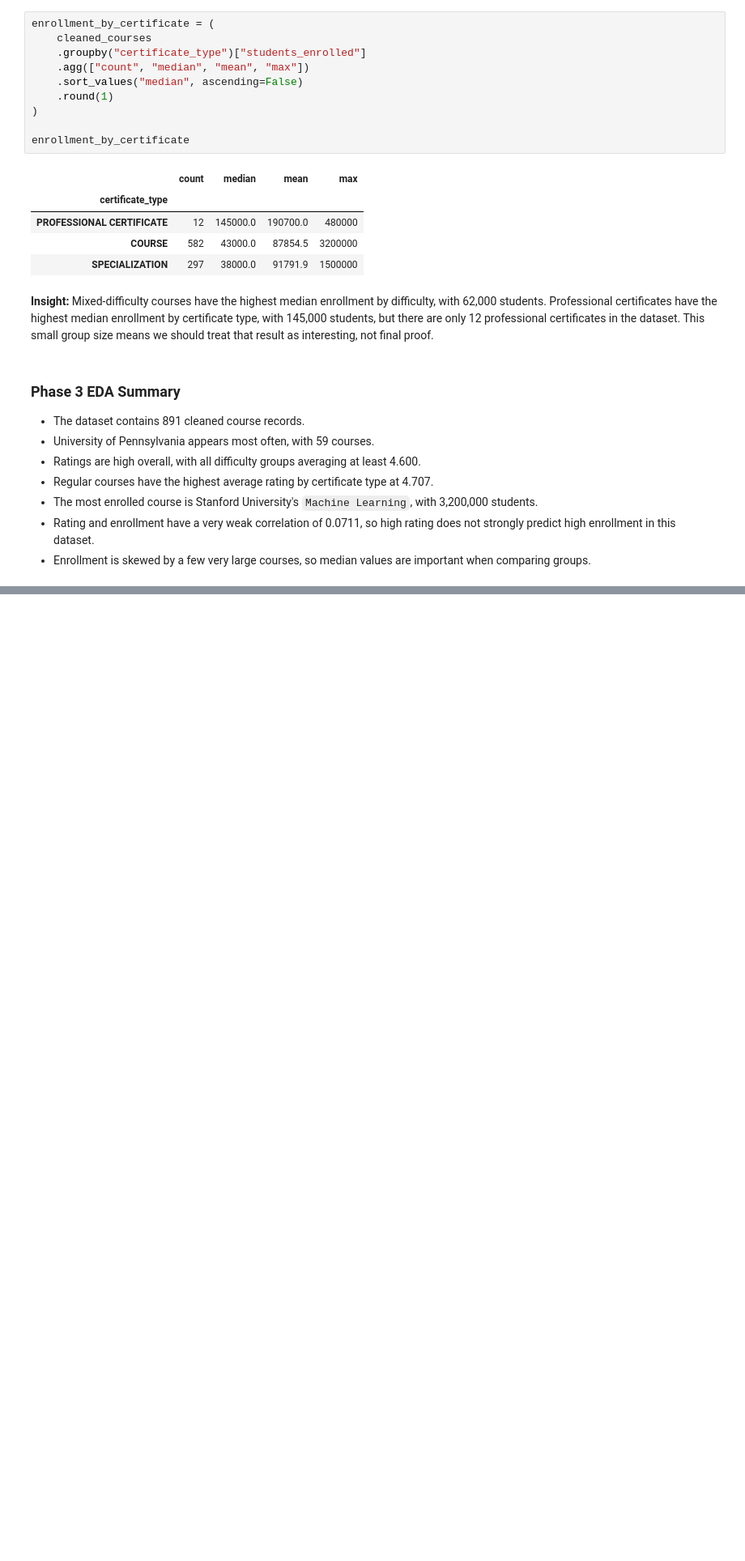
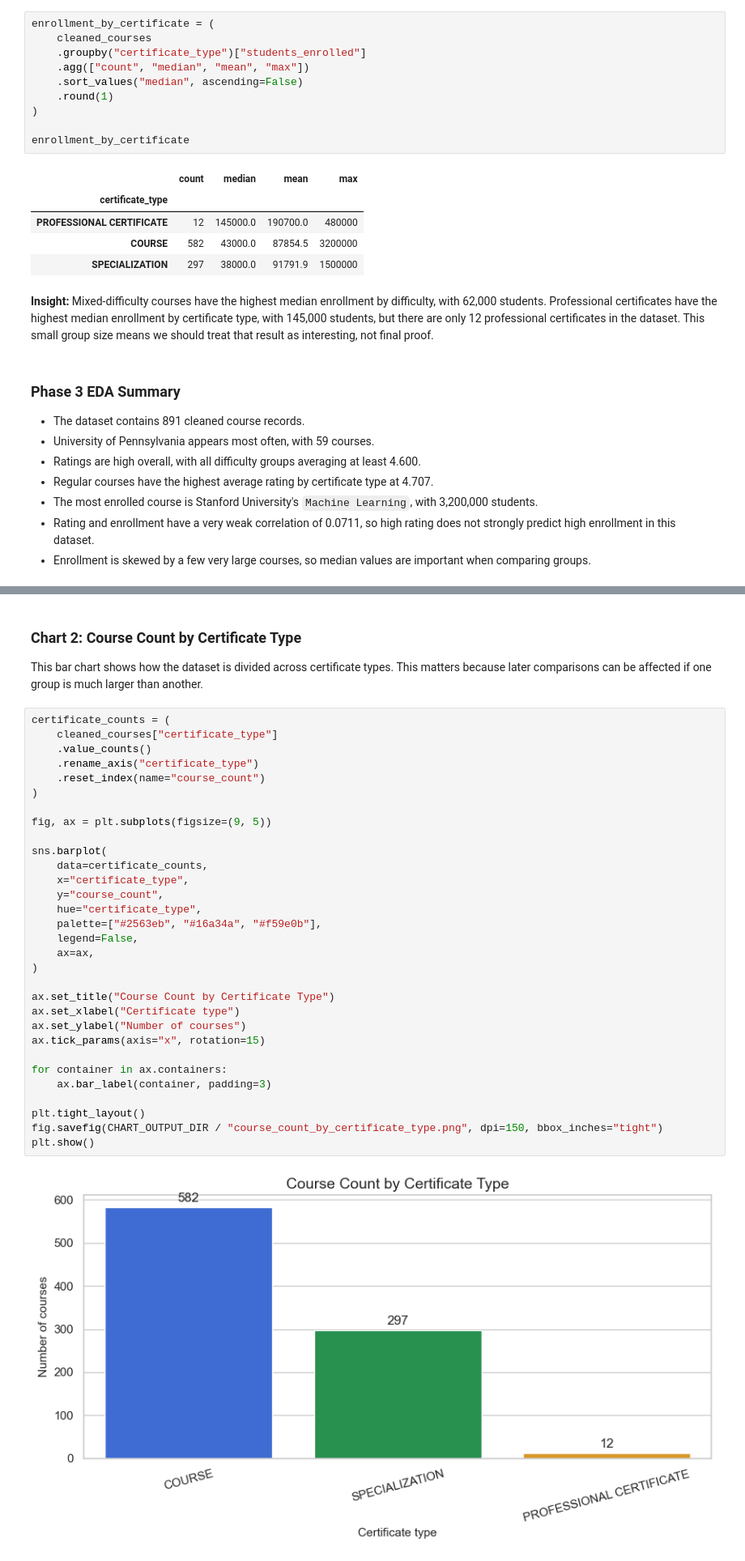
Before and after one commit to LubanaOrin/learn_code, a Jupyter notebook: tasks/Coursera Course Dataset Analysis/notebooks/coursera_course_dataset_analysis.ipynb, the cells around one changed output, grey strips where cells are left out. Shown at 81% size. Cells and saved outputs as stored; diff of their text form; blank space fills up the shorter version.

```diff
--- a/tasks/Coursera Course Dataset Analysis/notebooks/coursera_course_dataset_analysis.ipynb
+++ b/tasks/Coursera Course Dataset Analysis/notebooks/coursera_course_dataset_analysis.ipynb
@@ -477,0 +531,37 @@ enrollment_by_certificate
+# %% [markdown]
+### Chart 2: Course Count by Certificate Type
+
+This bar chart shows how the dataset is divided across certificate types. This matters because later comparisons can be affected if one group is much larger than another.
+# %%
+certificate_counts = (
+    cleaned_courses["certificate_type"]
+    .value_counts()
+    .rename_axis("certificate_type")
+    .reset_index(name="course_count")
+)
+
+fig, ax = plt.subplots(figsize=(9, 5))
+
+sns.barplot(
+    data=certificate_counts,
+    x="certificate_type",
+    y="course_count",
+    hue="certificate_type",
+    palette=["#2563eb", "#16a34a", "#f59e0b"],
+    legend=False,
+    ax=ax,
+)
+
+ax.set_title("Course Count by Certificate Type")
+ax.set_xlabel("Certificate type")
+ax.set_ylabel("Number of courses")
+ax.tick_params(axis="x", rotation=15)
+
+for container in ax.containers:
+    ax.bar_label(container, padding=3)
+
+plt.tight_layout()
+fig.savefig(CHART_OUTPUT_DIR / "course_count_by_certificate_type.png", dpi=150, bbox_inches="tight")
+plt.show()
+# %% [output]
+[figure, added]
```
Also changed, not shown: parts of 19 cells of this notebook, 7 other files.
